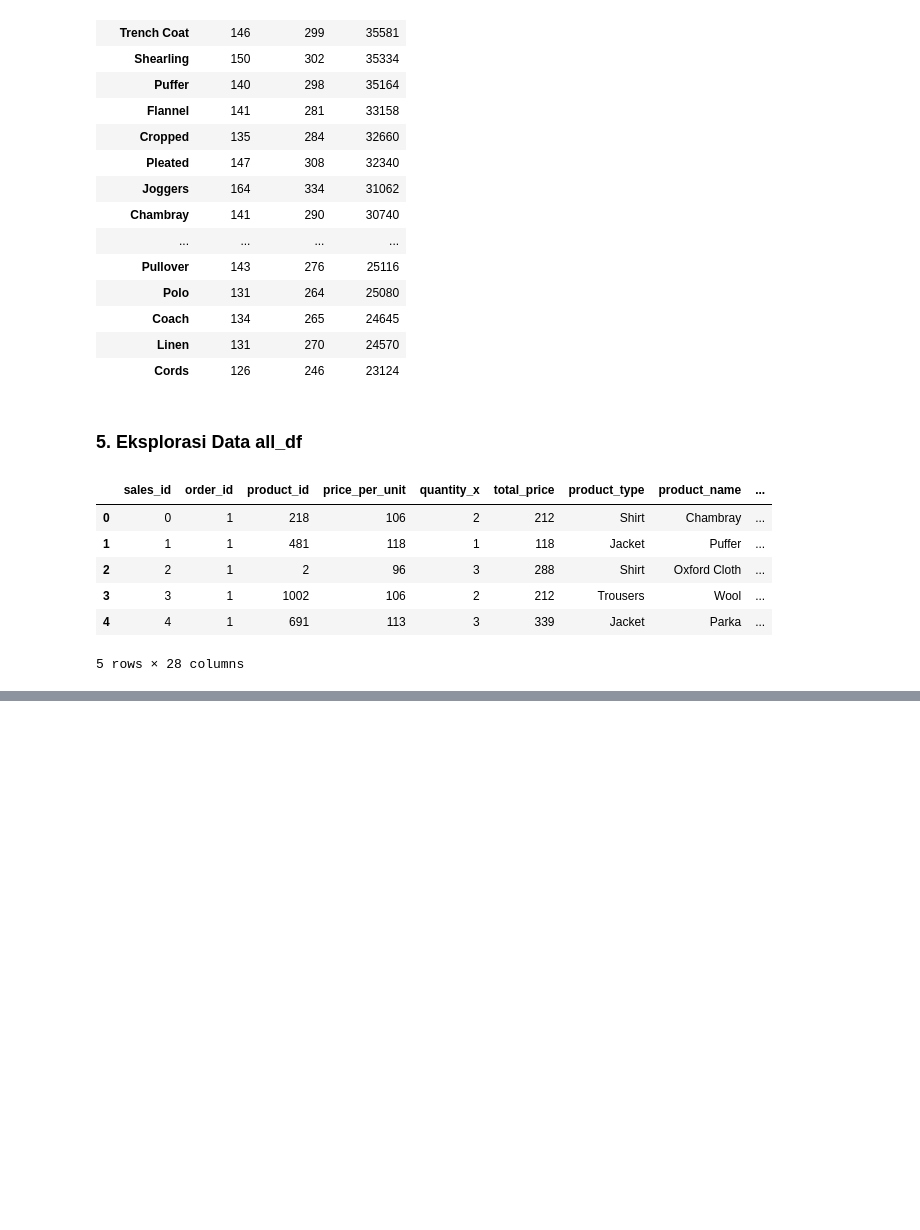
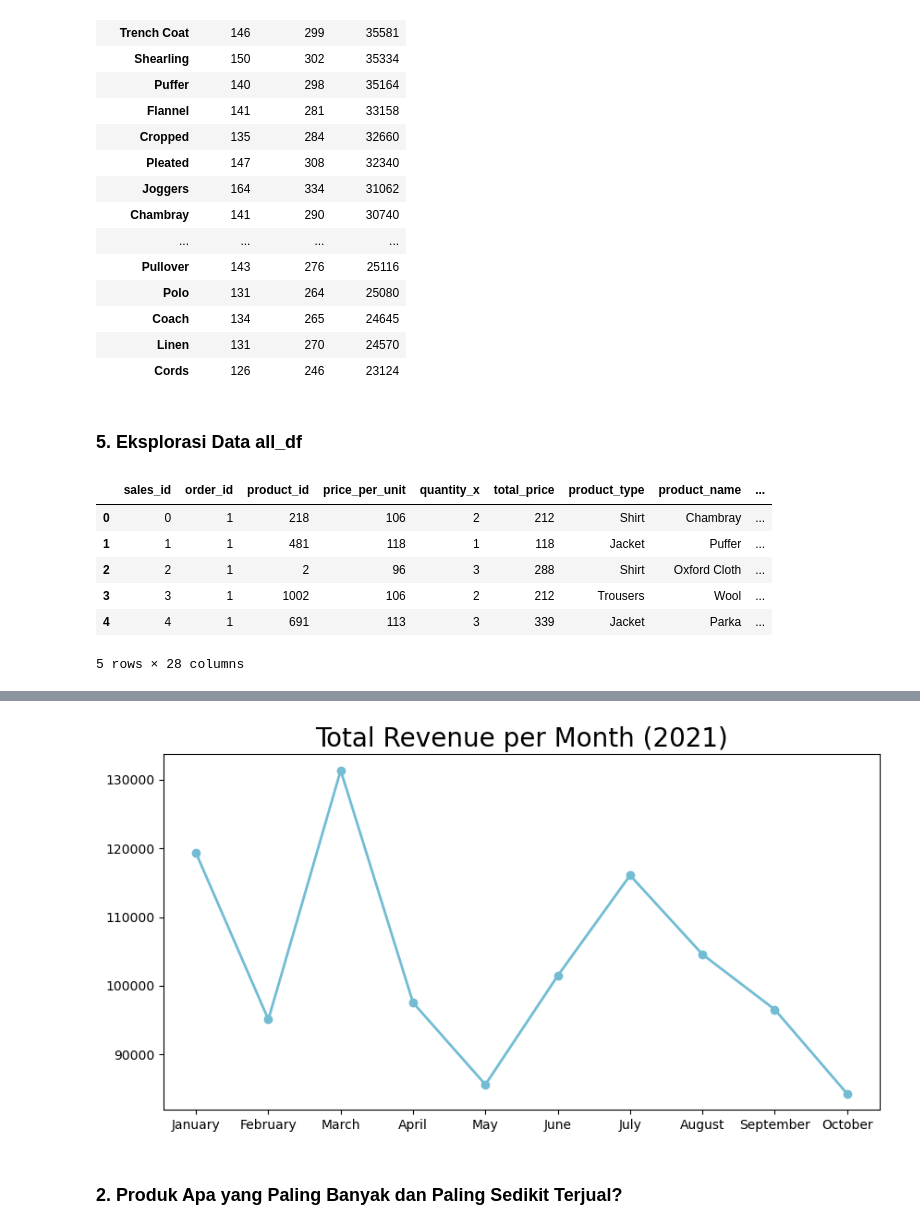
Before and after one commit to aliplizal/project_analisis_data, a Jupyter notebook: dicoding_project/notebook.ipynb, the cells around one changed output, grey strips where cells are left out. Saved outputs shown, nothing was run; the diff lists cells and outputs as text; code cells hidden in the pictures; blank space fills up the shorter version.

```diff
--- a/dicoding_project/notebook.ipynb
+++ b/dicoding_project/notebook.ipynb
@@ -858,0 +941,19 @@ all_df.groupby(by=["age_group", "product_type"]).agg({
+# %%
+# dari data diatas terlihat bahwa jumlah order tertinggi terjadi di bulan Maret.
+# penurunan signifikan tampak di bulan Februari, April, Mei, dan Oktober.
+
+# penurunan tersebut tentunya akan mempengaruhi total revenue
+plt.figure(figsize=(10, 5))
+plt.plot(
+    monthly_orders_df["order_date"],
+    monthly_orders_df["revenue"],
+    marker='o',
+    linewidth=2,
+    color="#72BCD4"
+)
+plt.title("Total Revenue per Month (2021)", loc="center", fontsize=20)
+plt.xticks(fontsize=10)
+plt.yticks(fontsize=10)
+plt.show()
+# %% [output]
+[figure, added]
@@ -858,0 +963,2 @@ all_df.groupby(by=["age_group", "product_type"]).agg({
+# %% [markdown]
+### 2. Produk Apa yang Paling Banyak dan Paling Sedikit Terjual?
```
Also changed, not shown: parts of 35 cells of this notebook.
